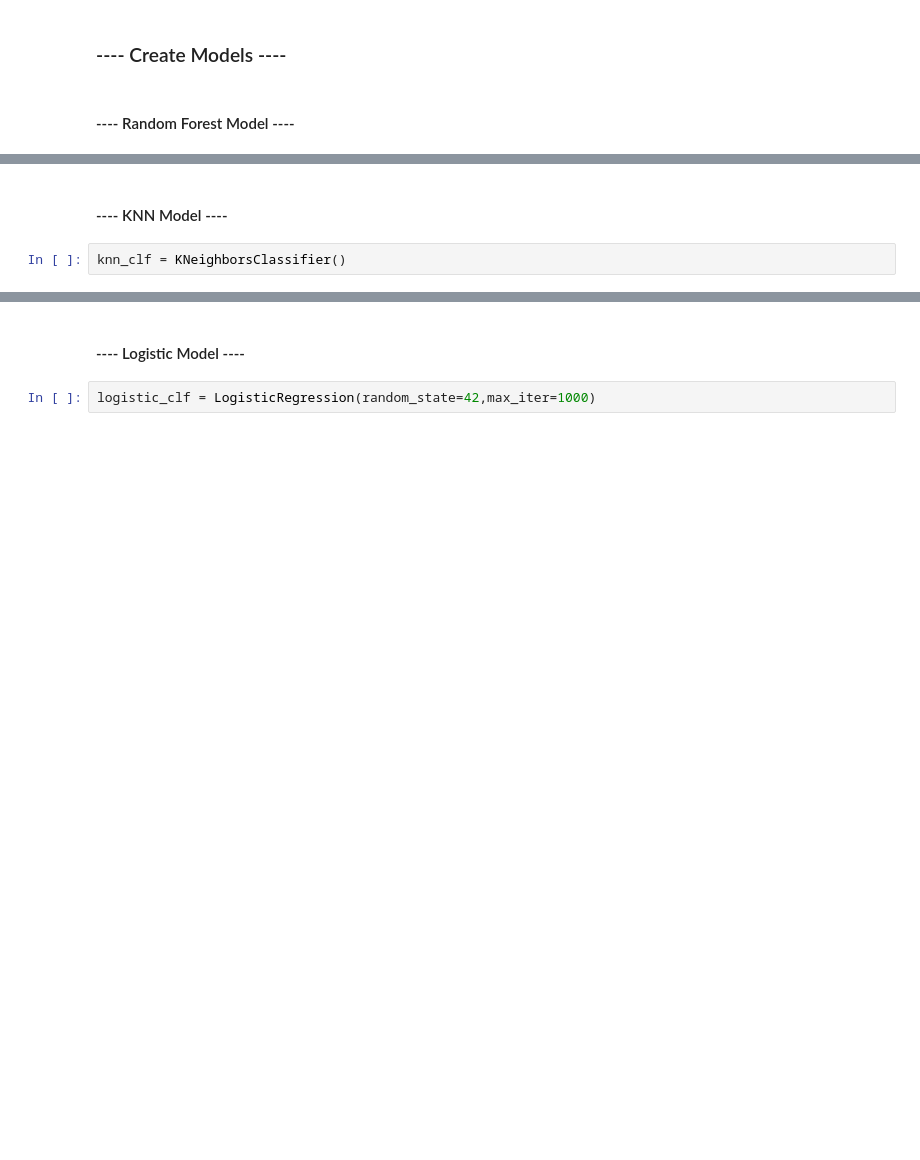
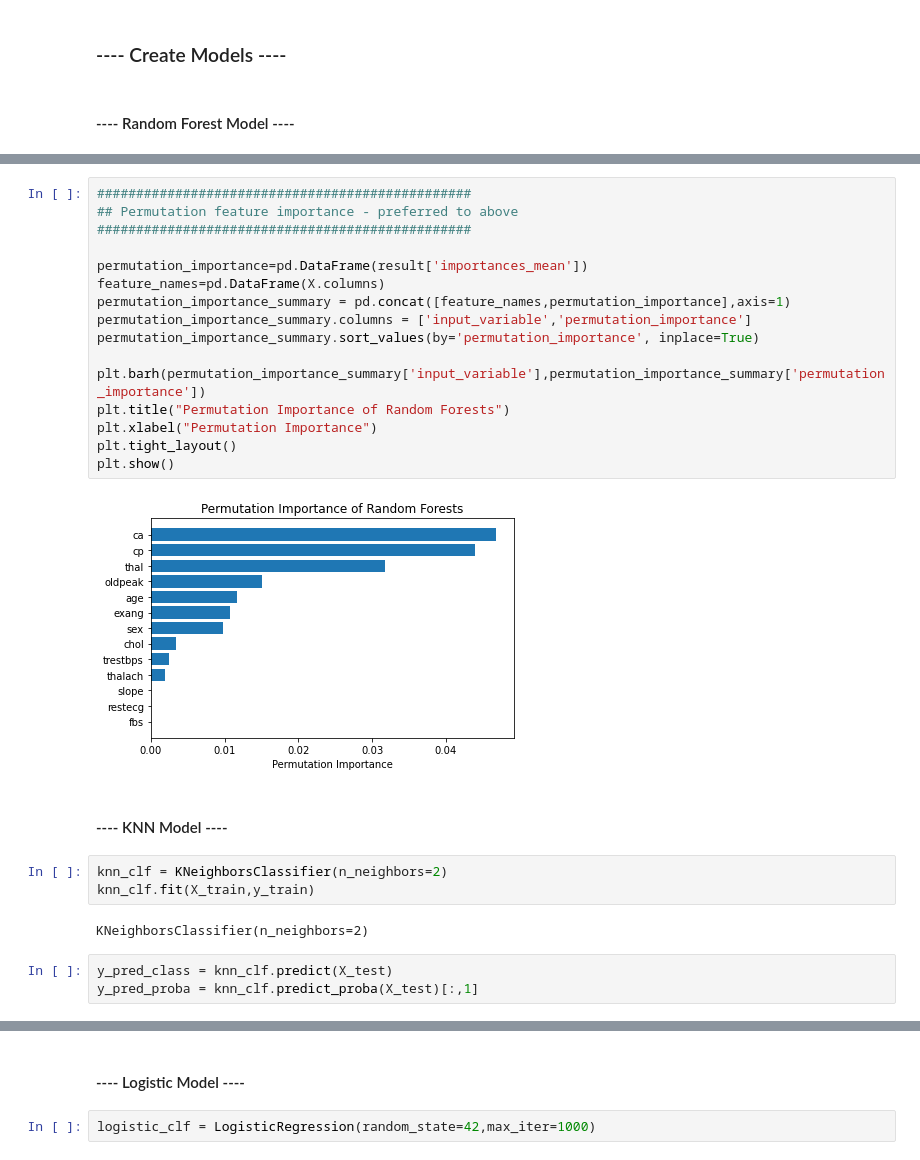
Before and after one commit to akstl1/Heart-Disease-Classification, a Jupyter notebook: Heart Disease Classification.ipynb, the cells around one changed output, grey strips where cells are left out. Saved outputs shown, nothing was run; the diff lists cells and outputs as text; blank space fills up the shorter version.

```diff
--- a/Heart Disease Classification.ipynb
+++ b/Heart Disease Classification.ipynb
@@ -172,4 +218,28 @@ random_forest_clf = RandomForestClassifier(random_state=42,n_estimators=500,max_
+# %%
+################################################
+## Permutation feature importance - preferred to above
+################################################
+
+permutation_importance=pd.DataFrame(result['importances_mean'])
+feature_names=pd.DataFrame(X.columns)
+permutation_importance_summary = pd.concat([feature_names,permutation_importance],axis=1)
+permutation_importance_summary.columns = ['input_variable','permutation_importance']
+permutation_importance_summary.sort_values(by='permutation_importance', inplace=True)
+
+plt.barh(permutation_importance_summary['input_variable'],permutation_importance_summary['permutation_importance'])
+plt.title("Permutation Importance of Random Forests")
+plt.xlabel("Permutation Importance")
+plt.tight_layout()
+plt.show()
+# %% [output]
+[figure, added]
 # %% [markdown]
 #### ---- KNN Model ----
-# %%
-knn_clf = KNeighborsClassifier()
+# %%
+knn_clf = KNeighborsClassifier(n_neighbors=2)
+knn_clf.fit(X_train,y_train)
+# %% [output]
+KNeighborsClassifier(n_neighbors=2)
+# %%
+y_pred_class = knn_clf.predict(X_test)
+y_pred_proba = knn_clf.predict_proba(X_test)[:,1]
```
Also changed, not shown: parts of 32 cells of this notebook.
